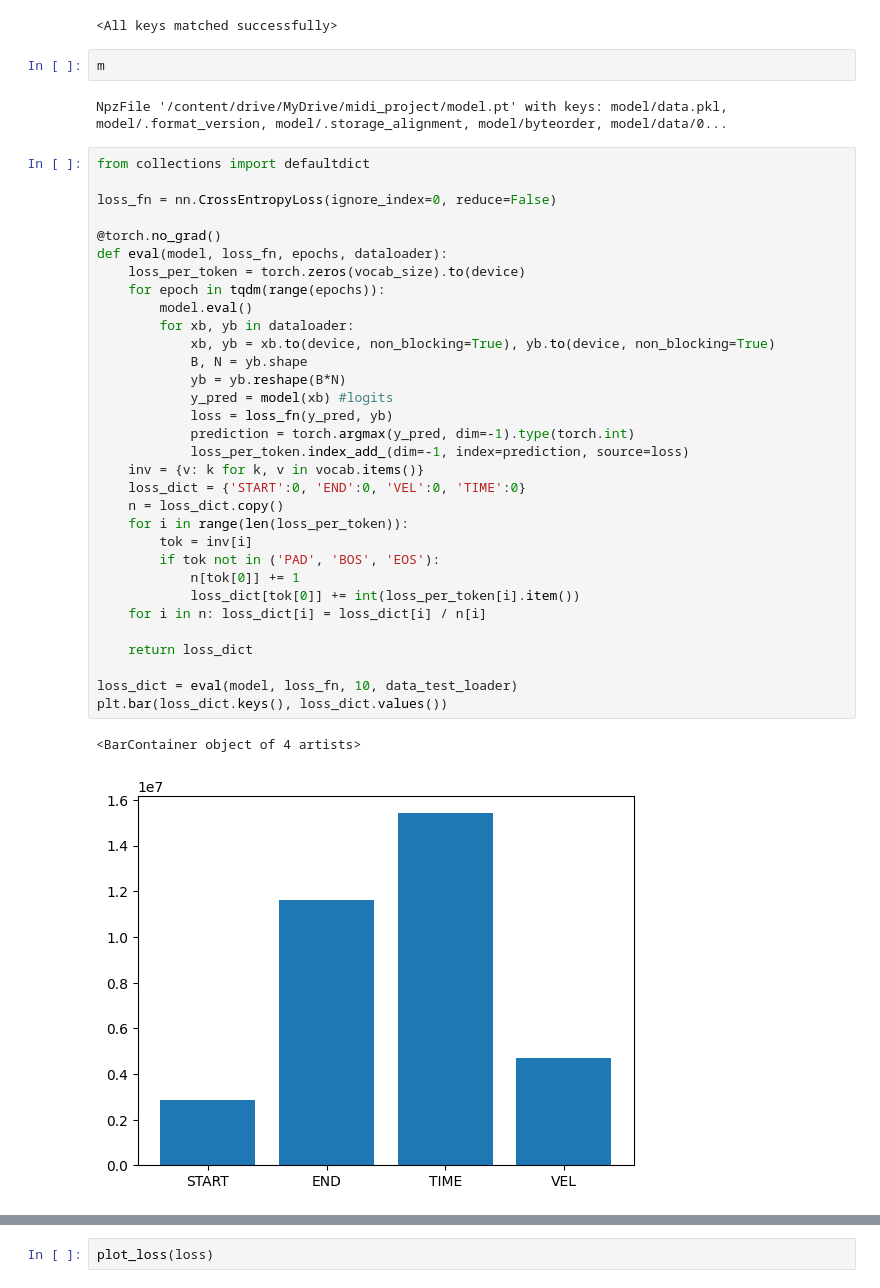
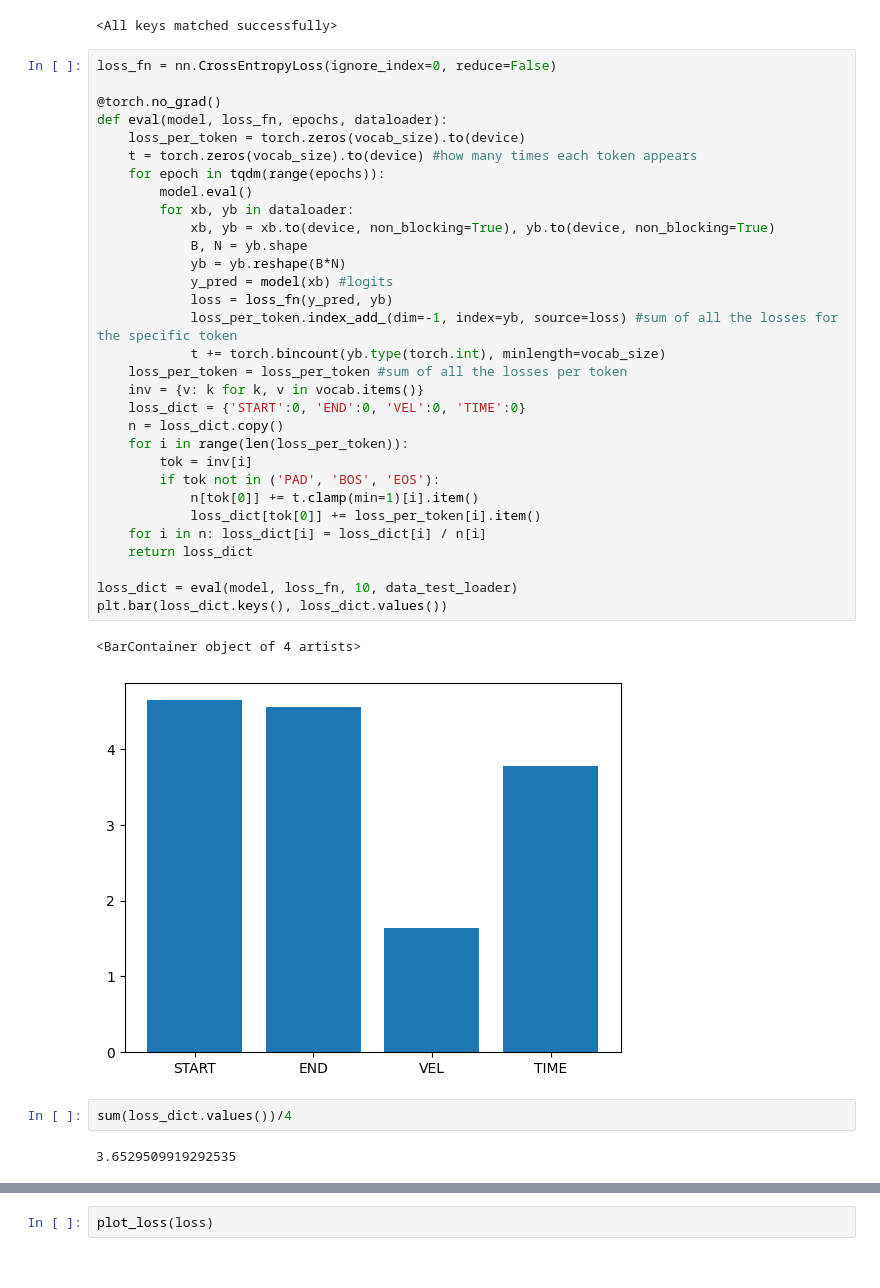
Before and after one commit to piq-13/ml_projects, a Jupyter notebook: GPT/Music.ipynb, the cells around one changed output, grey strips where cells are left out. Drawn from its saved outputs; the diff is of its cells as text.

Commit message:
per token loss

```diff
--- a/GPT/Music.ipynb
+++ b/GPT/Music.ipynb
@@ -606,42 +608,41 @@ model.load_state_dict(state)
 # %% [output]
 Drive already mounted at /content/drive; to attempt to forcibly remount, call drive.mount("/content/drive", force_remount=True).
 <All keys matched successfully>
-# %%
-m
-# %% [output]
-NpzFile '/content/drive/MyDrive/midi_project/model.pt' with keys: model/data.pkl, model/.format_version, model/.storage_alignment, model/byteorder, model/data/0...
 # %%
-from collections import defaultdict
-
 loss_fn = nn.CrossEntropyLoss(ignore_index=0, reduce=False)
 
 @torch.no_grad()
 def eval(model, loss_fn, epochs, dataloader):
     loss_per_token = torch.zeros(vocab_size).to(device)
+    t = torch.zeros(vocab_size).to(device) #how many times each token appears
     for epoch in tqdm(range(epochs)):
         model.eval()
         for xb, yb in dataloader:
             xb, yb = xb.to(device, non_blocking=True), yb.to(device, non_blocking=True)
             B, N = yb.shape
             yb = yb.reshape(B*N)
             y_pred = model(xb) #logits
             loss = loss_fn(y_pred, yb)
-            prediction = torch.argmax(y_pred, dim=-1).type(torch.int)
-            loss_per_token.index_add_(dim=-1, index=prediction, source=loss)
+            loss_per_token.index_add_(dim=-1, index=yb, source=loss) #sum of all the losses for the specific token
+            t += torch.bincount(yb.type(torch.int), minlength=vocab_size)
+    loss_per_token = loss_per_token #sum of all the losses per token
     inv = {v: k for k, v in vocab.items()}
     loss_dict = {'START':0, 'END':0, 'VEL':0, 'TIME':0}
     n = loss_dict.copy()
     for i in range(len(loss_per_token)):
         tok = inv[i]
         if tok not in ('PAD', 'BOS', 'EOS'):
-            n[tok[0]] += 1
-            loss_dict[tok[0]] += int(loss_per_token[i].item())
+            n[tok[0]] += t.clamp(min=1)[i].item()
+            loss_dict[tok[0]] += loss_per_token[i].item()
     for i in n: loss_dict[i] = loss_dict[i] / n[i]
-
     return loss_dict
 
 loss_dict = eval(model, loss_fn, 10, data_test_loader)
 plt.bar(loss_dict.keys(), loss_dict.values())
 # %% [output]
 <BarContainer object of 4 artists>
-[figure, old version]
+[figure, new version]
+# %%
+sum(loss_dict.values())/4
+# %% [output]
+3.6529509919292535
```
Also changed, not shown: parts of 9 cells of this notebook.
